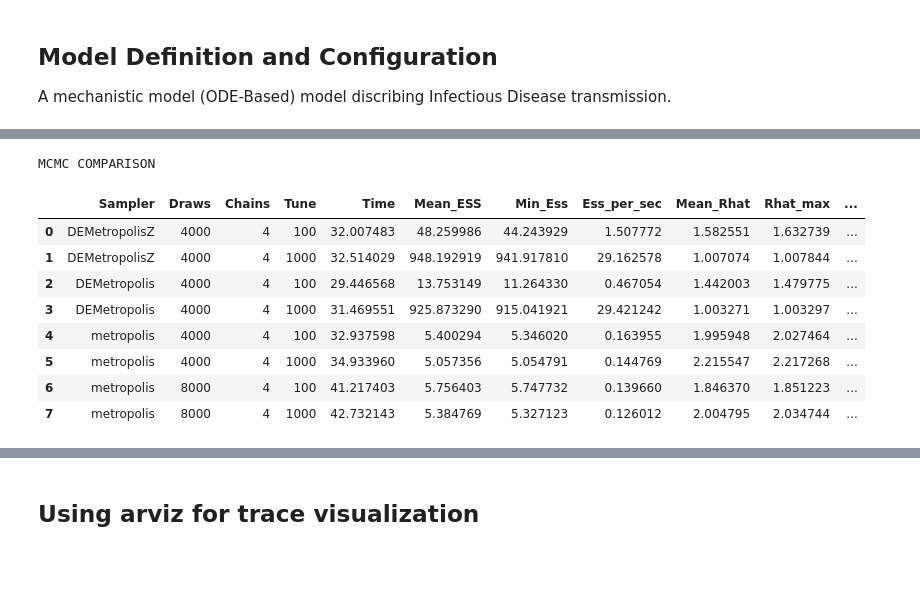
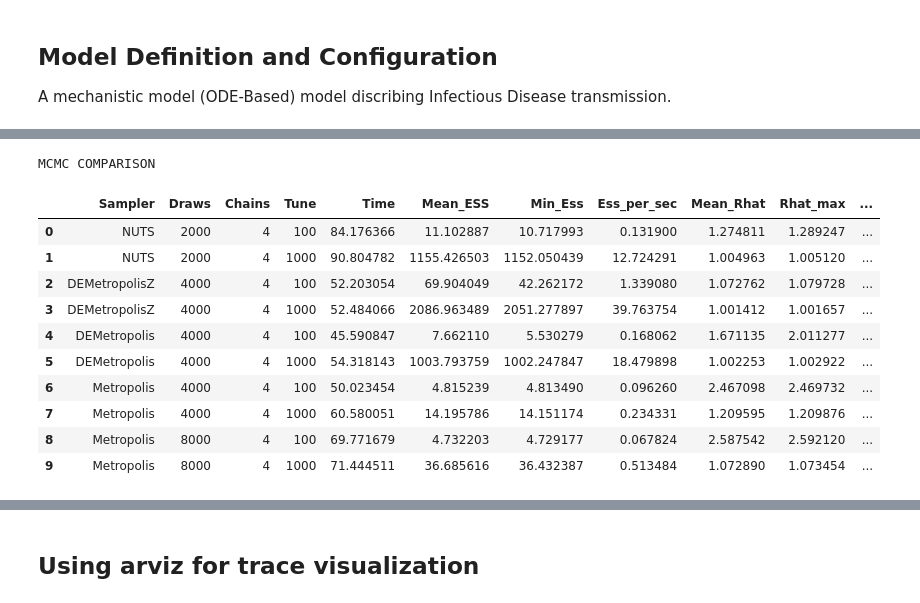
Before and after one commit to adialloaziz/mcmc-comparison, a Jupyter notebook: mcmc_Calibration.ipynb, the cells around one changed output, grey strips where cells are left out. Drawn from its saved outputs; the diff is of its cells as text; code cells hidden in the pictures; blank space fills up the shorter version.

```diff
--- a/mcmc_Calibration.ipynb
+++ b/mcmc_Calibration.ipynb
@@ -56,11 +65,10 @@ targets_data.plot(kind="scatter",labels=output_labels)
 # %%
 #Names of parameters and their ranges
 params = {
-    "contact_rate": (0.0,0.5),
-    "recovery_rate": (0.0,0.8)
+    "contact_rate": (0.0,1.0),
+    "recovery_rate": (0.0,1.0)
 
 }
-params
 targets = get_targets(targets_yml)
 priors = get_all_priors(params)
 # %% [markdown]
@@ -92,3 +100,6 @@ pd.DataFrame(
 # %%
 #Defining  a Bayesian Compartmental Model
-bcm = BayesianCompartmentalModel(model_1, parameters, priors, targets)
+
+bcm_model_1 = BayesianCompartmentalModel(model_1, parameters, priors, targets)
+T = bcm_model_1.targets["active_cases"]
+T.stdev
@@ -100,0 +108,7 @@ initial_parameters = {
+# %%
+##____Uniform Initialisation_________
+init_vals = []
+for c in range(4):
+    init_vals.append({param: np.random.uniform(0.0,1.0) for param in parameters.keys()})
+
+init_vals
@@ -101,16 +122,23 @@ initial_parameters = {
 # %%
+%%time
 D = 2 # Dimension of the parameter's space
-samplers = [pm.DEMetropolisZ]*2 + [pm.DEMetropolis]*2 + [pm.Metropolis]*4
-Draws = [4000]*6+ [8000]*2
-Tunes = [100] + [1000] + [100] + [1000] + [100] + [1000] + [100] + [1000]
+samplers = [infer.NUTS]*2 + [pm.DEMetropolisZ]*2 + [pm.DEMetropolis]*2 + [pm.Metropolis]*4
+Draws = [2000]*2 + [4000]*6+ [8000]*2
+Tunes = [100,1000]*5
 chains = 2*D
 results = []
+# import logging
+# logger = logging.getLogger("pymc5")
+# logger.setLevel(logging.ERROR)
+# logger.propagate = False
+# logging.basicConfig(filename='pymc5_warnings.log', level=logging.ERROR)
+
 for sampler, draws, tune in zip (samplers, Draws, Tunes):
     #print(sampler)
     idata, Time = cal.Sampling_calib(
-        bcm_model = bcm,
+        bcm_model = bcm_model_1,
         mcmc_algo = sampler,
-        initial_params = initial_parameters,
+        initial_params = init_vals,
         draws = draws,
         tune = tune,
         cores = 4,
@@ -147,20 +177,20 @@ The effective sample size per chain is smaller than 100 for some parameters.  A
 # %%
-#results_df.drop(results_df.index, inplace=True)
-
 results_df = pd.concat(results)
-results_df["Run"] = results_df.Sampler + "\nDraws=" + results_df.Chains.astype(str) + "\nTune=" + results_df.Tune.astype(str)
+results_df["Run"] = results_df.Sampler + "\nDraws=" + results_df.Draws.astype(str) + "\nTune=" + results_df.Tune.astype(str)
 
 results_df = results_df.reset_index(drop=True)
 results_df.style.set_caption("MCMC COMPARISON")
 # print(results_df.Sampler)
 # %% [output]
 MCMC COMPARISON
 |  | Sampler | Draws | Chains | Tune | Time | Mean_ESS | Min_Ess | Ess_per_sec | Mean_Rhat | Rhat_max | ... |
-| 0 | DEMetropolisZ | 4000 | 4 | 100 | 32.007483 | 48.259986 | 44.243929 | 1.507772 | 1.582551 | 1.632739 | ... |
-| 1 | DEMetropolisZ | 4000 | 4 | 1000 | 32.514029 | 948.192919 | 941.917810 | 29.162578 | 1.007074 | 1.007844 | ... |
-| 2 | DEMetropolis | 4000 | 4 | 100 | 29.446568 | 13.753149 | 11.264330 | 0.467054 | 1.442003 | 1.479775 | ... |
-| 3 | DEMetropolis | 4000 | 4 | 1000 | 31.469551 | 925.873290 | 915.041921 | 29.421242 | 1.003271 | 1.003297 | ... |
-| 4 | metropolis | 4000 | 4 | 100 | 32.937598 | 5.400294 | 5.346020 | 0.163955 | 1.995948 | 2.027464 | ... |
-| 5 | metropolis | 4000 | 4 | 1000 | 34.933960 | 5.057356 | 5.054791 | 0.144769 | 2.215547 | 2.217268 | ... |
-| 6 | metropolis | 8000 | 4 | 100 | 41.217403 | 5.756403 | 5.747732 | 0.139660 | 1.846370 | 1.851223 | ... |
-| 7 | metropolis | 8000 | 4 | 1000 | 42.732143 | 5.384769 | 5.327123 | 0.126012 | 2.004795 | 2.034744 | ... |
+| 0 | NUTS | 2000 | 4 | 100 | 84.176366 | 11.102887 | 10.717993 | 0.131900 | 1.274811 | 1.289247 | ... |
+| 1 | NUTS | 2000 | 4 | 1000 | 90.804782 | 1155.426503 | 1152.050439 | 12.724291 | 1.004963 | 1.005120 | ... |
+| 2 | DEMetropolisZ | 4000 | 4 | 100 | 52.203054 | 69.904049 | 42.262172 | 1.339080 | 1.072762 | 1.079728 | ... |
+| 3 | DEMetropolisZ | 4000 | 4 | 1000 | 52.484066 | 2086.963489 | 2051.277897 | 39.763754 | 1.001412 | 1.001657 | ... |
+| 4 | DEMetropolis | 4000 | 4 | 100 | 45.590847 | 7.662110 | 5.530279 | 0.168062 | 1.671135 | 2.011277 | ... |
+| 5 | DEMetropolis | 4000 | 4 | 1000 | 54.318143 | 1003.793759 | 1002.247847 | 18.479898 | 1.002253 | 1.002922 | ... |
+| 6 | Metropolis | 4000 | 4 | 100 | 50.023454 | 4.815239 | 4.813490 | 0.096260 | 2.467098 | 2.469732 | ... |
+| 7 | Metropolis | 4000 | 4 | 1000 | 60.580051 | 14.195786 | 14.151174 | 0.234331 | 1.209595 | 1.209876 | ... |
+| 8 | Metropolis | 8000 | 4 | 100 | 69.771679 | 4.732203 | 4.729177 | 0.067824 | 2.587542 | 2.592120 | ... |
+| 9 | Metropolis | 8000 | 4 | 1000 | 71.444511 | 36.685616 | 36.432387 | 0.513484 | 1.072890 | 1.073454 | ... |
```
Also changed, not shown: parts of 21 cells of this notebook, 6 other files.
